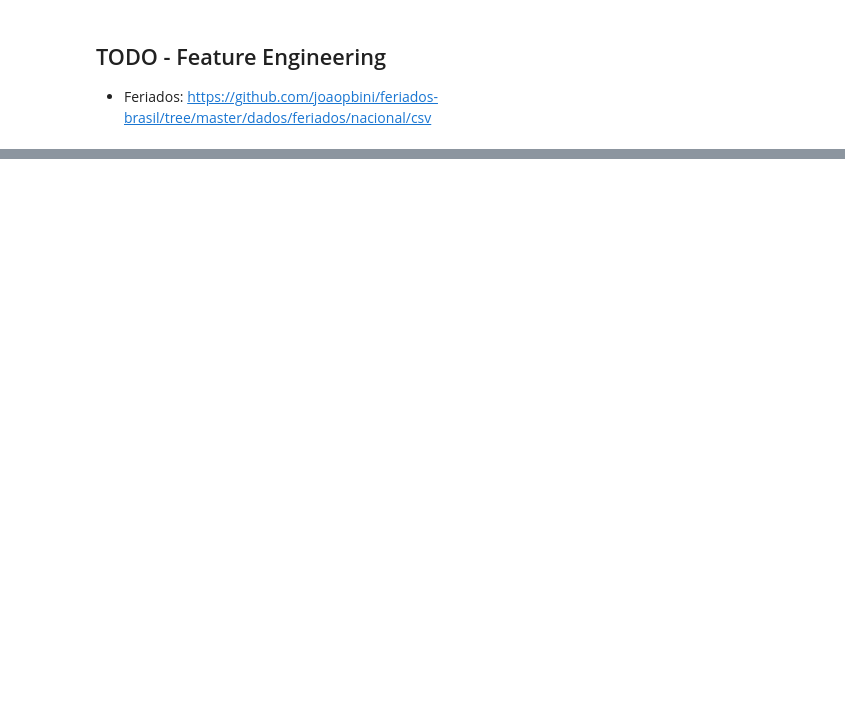
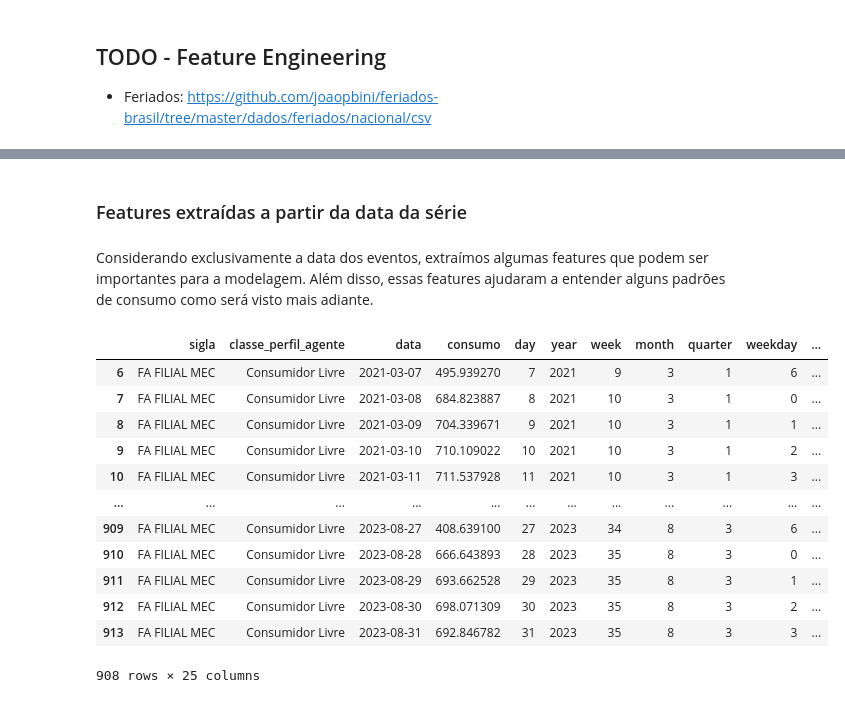
Before and after one commit to ericyaang/EnergyDemandPrediction, a Jupyter notebook: notebooks/eda_forecast.ipynb, the cells around one changed output, grey strips where cells are left out. Drawn from its saved outputs; the diff is of its cells as text; code cells hidden in the pictures; blank space fills up the shorter version.

```diff
--- a/notebooks/eda_forecast.ipynb
+++ b/notebooks/eda_forecast.ipynb
@@ -224,3 +371,5 @@ for position, sigla in enumerate(consumo_reduced['sigla'].unique()):
 ## TODO - Feature Engineering
 
 - Feriados: https://github.com/joaopbini/feriados-brasil/tree/master/dados/feriados/nacional/csv
+# %%
+daily_consume_enriched = daily_consume.copy()
@@ -226,0 +385,4 @@ for position, sigla in enumerate(consumo_reduced['sigla'].unique()):
+# %% [markdown]
+### Features extraídas a partir da data da série
+# %% [markdown]
+Considerando exclusivamente a data dos eventos, extraímos algumas features que podem ser importantes para a modelagem. Além disso, essas features ajudaram a entender alguns padrões de consumo como será visto mais adiante.
@@ -226,0 +470,22 @@ for position, sigla in enumerate(consumo_reduced['sigla'].unique()):
+# %%
+time_series_enriched = extract_features(daily_consume_enriched, 'consumo', 'sigla', 'data')
+# %%
+for key, value in time_series_enriched.items():
+    time_series_enriched[key] = remove_columns_with_missing_data(value)\
+    .dropna()
+# %%
+time_series_enriched.get('FA FILIAL MEC')
+# %% [output]
+|  | sigla | classe_perfil_agente | data | consumo | day | year | week | month | quarter | weekday | ... |
+| 6 | FA FILIAL MEC | Consumidor Livre | 2021-03-07 | 495.939270 | 7 | 2021 | 9 | 3 | 1 | 6 | ... |
+| 7 | FA FILIAL MEC | Consumidor Livre | 2021-03-08 | 684.823887 | 8 | 2021 | 10 | 3 | 1 | 0 | ... |
+| 8 | FA FILIAL MEC | Consumidor Livre | 2021-03-09 | 704.339671 | 9 | 2021 | 10 | 3 | 1 | 1 | ... |
+| 9 | FA FILIAL MEC | Consumidor Livre | 2021-03-10 | 710.109022 | 10 | 2021 | 10 | 3 | 1 | 2 | ... |
+| 10 | FA FILIAL MEC | Consumidor Livre | 2021-03-11 | 711.537928 | 11 | 2021 | 10 | 3 | 1 | 3 | ... |
+| ... | ... | ... | ... | ... | ... | ... | ... | ... | ... | ... | ... |
+| 909 | FA FILIAL MEC | Consumidor Livre | 2023-08-27 | 408.639100 | 27 | 2023 | 34 | 8 | 3 | 6 | ... |
+| 910 | FA FILIAL MEC | Consumidor Livre | 2023-08-28 | 666.643893 | 28 | 2023 | 35 | 8 | 3 | 0 | ... |
+| 911 | FA FILIAL MEC | Consumidor Livre | 2023-08-29 | 693.662528 | 29 | 2023 | 35 | 8 | 3 | 1 | ... |
+| 912 | FA FILIAL MEC | Consumidor Livre | 2023-08-30 | 698.071309 | 30 | 2023 | 35 | 8 | 3 | 2 | ... |
+| 913 | FA FILIAL MEC | Consumidor Livre | 2023-08-31 | 692.846782 | 31 | 2023 | 35 | 8 | 3 | 3 | ... |
+908 rows × 25 columns
```
Also changed, not shown: parts of 23 cells of this notebook.
